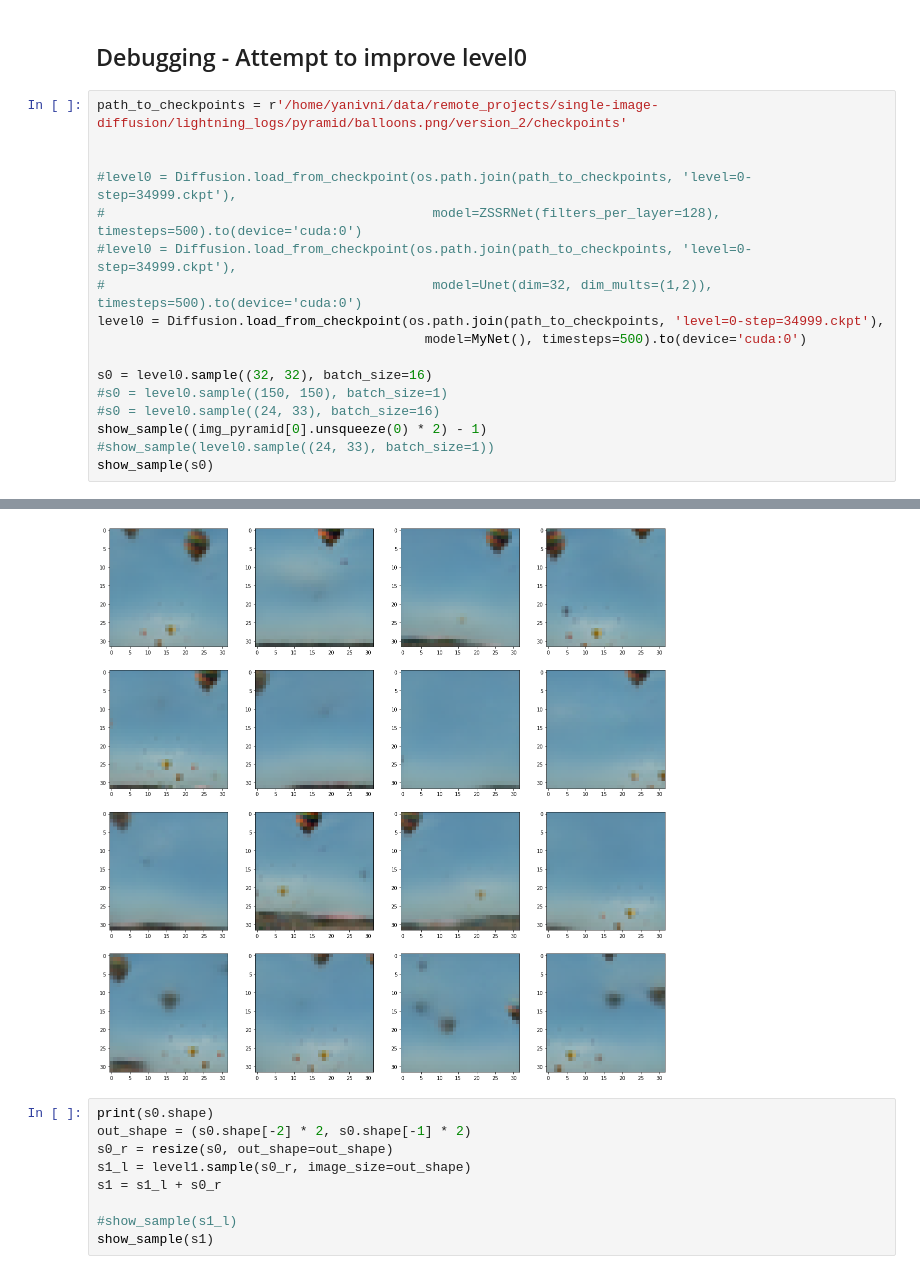
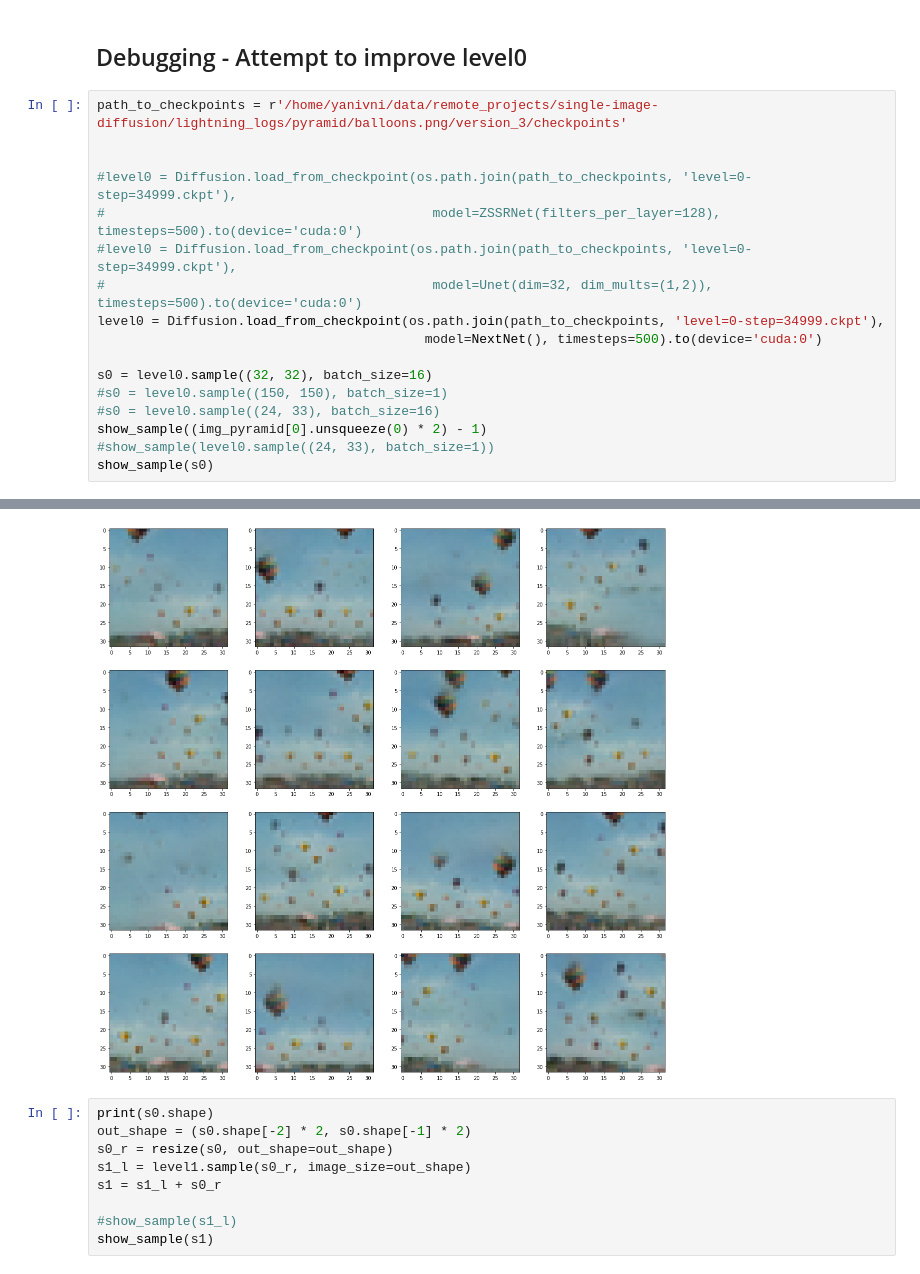
Before and after one commit to yanivnik/sinfusion-code, a Jupyter notebook: main.ipynb, the cells around one changed output, grey strips where cells are left out. Saved outputs shown, nothing was run; the diff lists cells and outputs as text.

Commit message:
Added code for coarsest level generation via NextNet

```diff
--- a/main.ipynb
+++ b/main.ipynb
@@ -565,25 +565,25 @@ show_sample(s1)
 # %% [markdown]
 ## Debugging - Attempt to improve level0
 # %%
-path_to_checkpoints = r'/home/yanivni/data/remote_projects/single-image-diffusion/lightning_logs/pyramid/balloons.png/version_2/checkpoints'
+path_to_checkpoints = r'/home/yanivni/data/remote_projects/single-image-diffusion/lightning_logs/pyramid/balloons.png/version_3/checkpoints'
 
 
 #level0 = Diffusion.load_from_checkpoint(os.path.join(path_to_checkpoints, 'level=0-step=34999.ckpt'),
 #                                          model=ZSSRNet(filters_per_layer=128), timesteps=500).to(device='cuda:0')
 #level0 = Diffusion.load_from_checkpoint(os.path.join(path_to_checkpoints, 'level=0-step=34999.ckpt'),
 #                                          model=Unet(dim=32, dim_mults=(1,2)), timesteps=500).to(device='cuda:0')
 level0 = Diffusion.load_from_checkpoint(os.path.join(path_to_checkpoints, 'level=0-step=34999.ckpt'),
-                                          model=MyNet(), timesteps=500).to(device='cuda:0')
+                                          model=NextNet(), timesteps=500).to(device='cuda:0')
 
 s0 = level0.sample((32, 32), batch_size=16)
 #s0 = level0.sample((150, 150), batch_size=1)
 #s0 = level0.sample((24, 33), batch_size=16)
 show_sample((img_pyramid[0].unsqueeze(0) * 2) - 1)
 #show_sample(level0.sample((24, 33), batch_size=1))
 show_sample(s0)
 # %% [output]
 [figure]
-[figure, old version]
+[figure, new version]
 # %%
 print(s0.shape)
 out_shape = (s0.shape[-2] * 2, s0.shape[-1] * 2)
```
Also changed, not shown: parts of 1 cell of this notebook, 6 other files.
